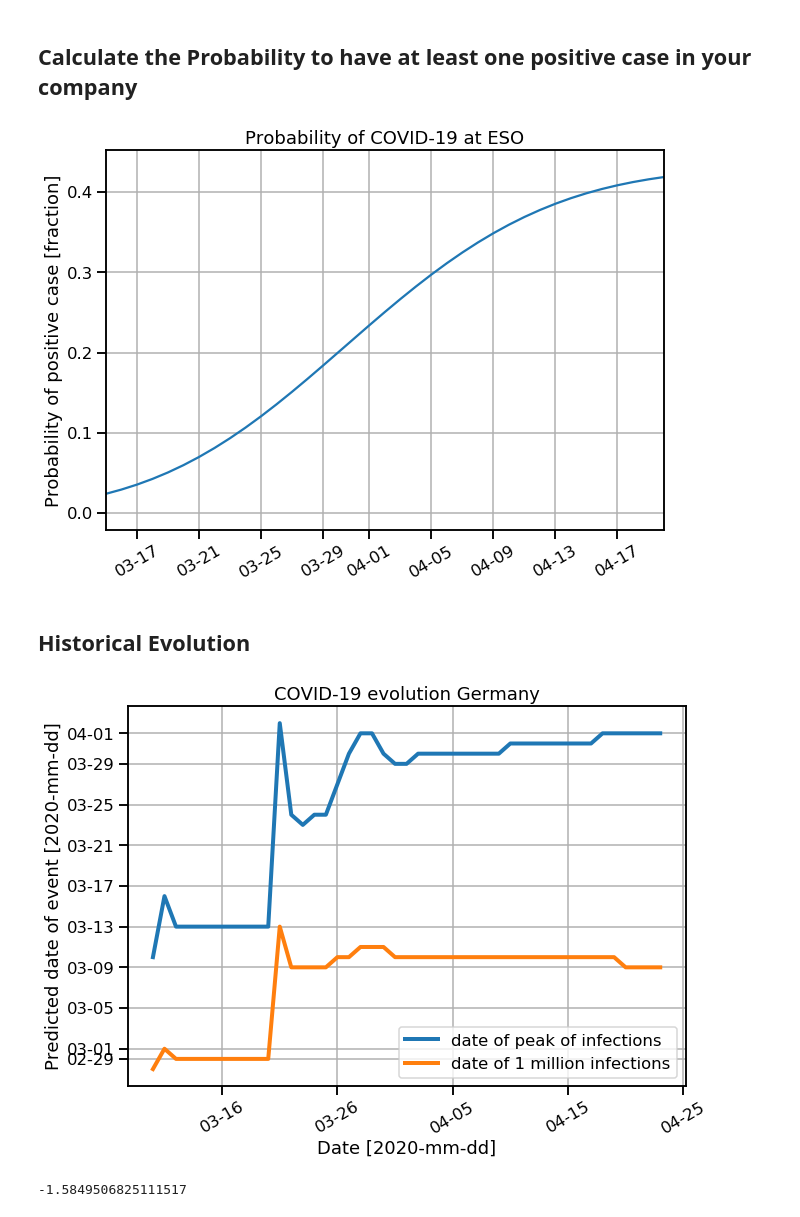
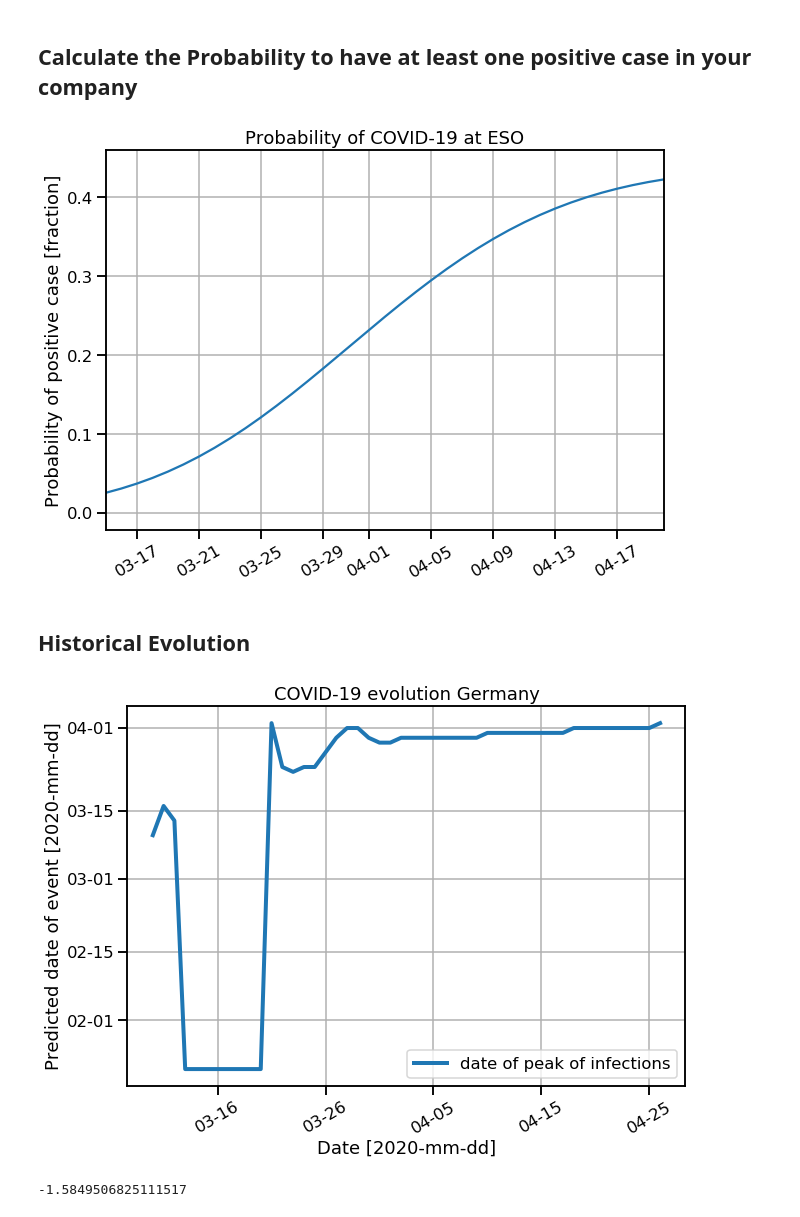
Before and after one commit to circlespace/covid19, a Jupyter notebook: COVID-19_Germany.ipynb, the cells around one changed output. Cells and saved outputs as stored; diff of their text form; code cells hidden in the pictures.

Commit message:
added data until 2020-04-26

```diff
--- a/COVID-19_Germany.ipynb
+++ b/COVID-19_Germany.ipynb
@@ -32,12 +32,12 @@ cases_data = np.array([
     48,79,130,159,196,262,482,670,799,1040,1176,1457,1908,2078,3675,4585,5795,7272,9257,12327,15320,19848,
     22364,24873,29056,32986, 37323,43938, 50871, 57695, 62435, 66885, 71808, 77872, 84794, 91159, 96092,
     100123, 103374, 107663, 113296, 118181, 122171, 124908, 127854, 130072, 131359, 134753, 137698,
-    141397, 143342, 145184, 147065, 148291, 150648, 153129])
+    141397, 143342, 145184, 147065, 148291, 150648, 153129, 154999, 156513, 157770])
 death_data = np.array([
     0, 0, 0, 0, 0, 0, 0, 0, 0, 0, 0, 0, 0, 0, 0, 0, 0, 0, 0, 0, 0, 0, 0, 0, 0, 0, 0, 0, 0, 0, 0, 0, 0, 0,
     0, 0, 0, 0, 0, 0, 0, 0, 0, 0, 0, 0, 0, 2, 2, 3, 3, 7, 9, 11, 17, 24, 28, 44, 67, 84, 94, 123, 157, 206,
     267, 342, 433, 533, 645, 775, 920, 1107, 1275, 1444, 1584, 1810, 2016, 2349, 2607, 2767, 2736, 3022,
-    3194, 3294, 3804, 4052, 4352, 4459, 4586, 4862, 5033, 5279, 5575])
+    3194, 3294, 3804, 4052, 4352, 4459, 4586, 4862, 5033, 5279, 5575, 5760, 5877, 5976])
 # to Apr 05
 cases_data_new = cases_data - np.roll(cases_data, 1)
 cases_data_new[0] = 0
@@ -49,7 +49,7 @@ dates_data = drange(date_start, date_end, datetime.timedelta(days=1))
 ## Fit the data to the model
 # %%
 # fit the data with the cases to the error function
-popt_cases_latest, pcov = curve_fit(fit_func, days_data, cases_data, p0=[0.04, 120, 80E6])
+popt_cases_latest, pcov = curve_fit(fit_func, days_data, cases_data, p0=[0.04, 120, 1500E5])
 cases_fit = fit_func(days_data, *popt_cases_latest)
 cases_fit_new = cases_fit - np.roll(cases_fit, 1)
 cases_fit_new[0] = 0
@@ -217,7 +217,7 @@ ax.set_xlim(datetime.date(2020, 3, 15), datetime.date(2020, 4, 20))
 plt.savefig('prob_' + name_company + '.png')
 plt.show()
 # %% [output]
-[figure, old version]
+[figure, new version]
 # %% [markdown]
 ## Historical Evolution
 # %%
@@ -237,26 +237,26 @@ for day in dates_history:
         date_peak_history = np.append(date_peak_history, date_start + datetime.timedelta(days=popt[1]))
         date_1M_history = np.append(date_1M_history, date_start + datetime.timedelta(days=(-1.5868/popt[0]+popt[1])))
     except:
-        date_peak_history = np.append(date_peak_history, date_start + datetime.timedelta(days=popt[1]))
-        date_1M_history = np.append(date_1M_history, date_start + datetime.timedelta(days=(-1.5868/popt[0]+popt[1])))
+        date_peak_history = np.append(date_peak_history, date_start)# + datetime.timedelta(days=popt[1]))
+        date_1M_history = np.append(date_1M_history, date_start)# + datetime.timedelta(days=(-1.5868/popt[0]+popt[1])))
 # %%
 # plot the estimated day of the peak infections versus time
 sns.set_context('talk')
 fig, ax = plt.subplots(figsize=(10, 7))
 ax.plot(dates_history, date_peak_history, '-', linewidth=4, label="date of peak of infections")
-ax.plot(dates_history, date_1M_history, '-', linewidth=4, label="date of 1 million infections")
+#ax.plot(dates_history, date_1M_history, '-', linewidth=4, label="date of 1 million infections")
 ax.set_xlabel(r"Date [2020-mm-dd]")
 ax.set_ylabel(r"Predicted date of event [2020-mm-dd]")
 ax.set_title(r"COVID-19 evolution Germany")
 ax.grid(True)
 #ax.tick_params(labelsize=14)
 ax.xaxis.set_major_formatter(DateFormatter('%m-%d'))
 ax.yaxis.set_major_formatter(DateFormatter('%m-%d'))
 ax.xaxis.set_tick_params(rotation=30)
 plt.legend()
 plt.show()
 # %% [output]
-[figure, old version]
+[figure, new version]
 # %%
 # calculate the argument of the fit_func for 1 million infections
 p = [0.01,0, 80E6]
```
Also changed, not shown: parts of 8 cells of this notebook.
